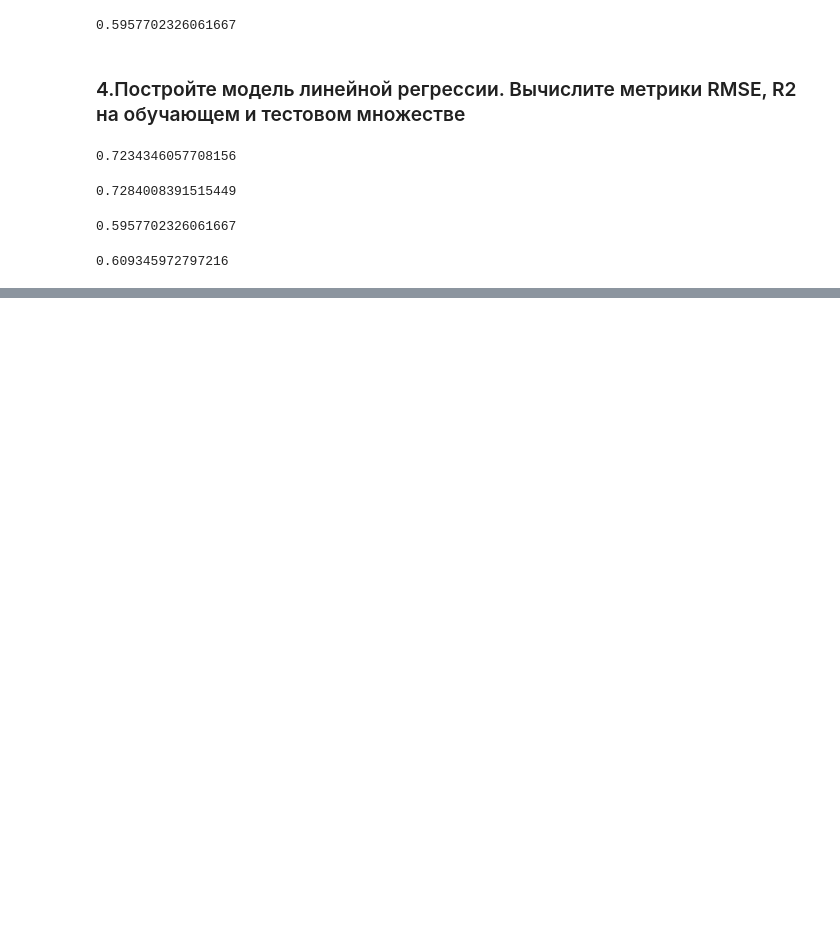
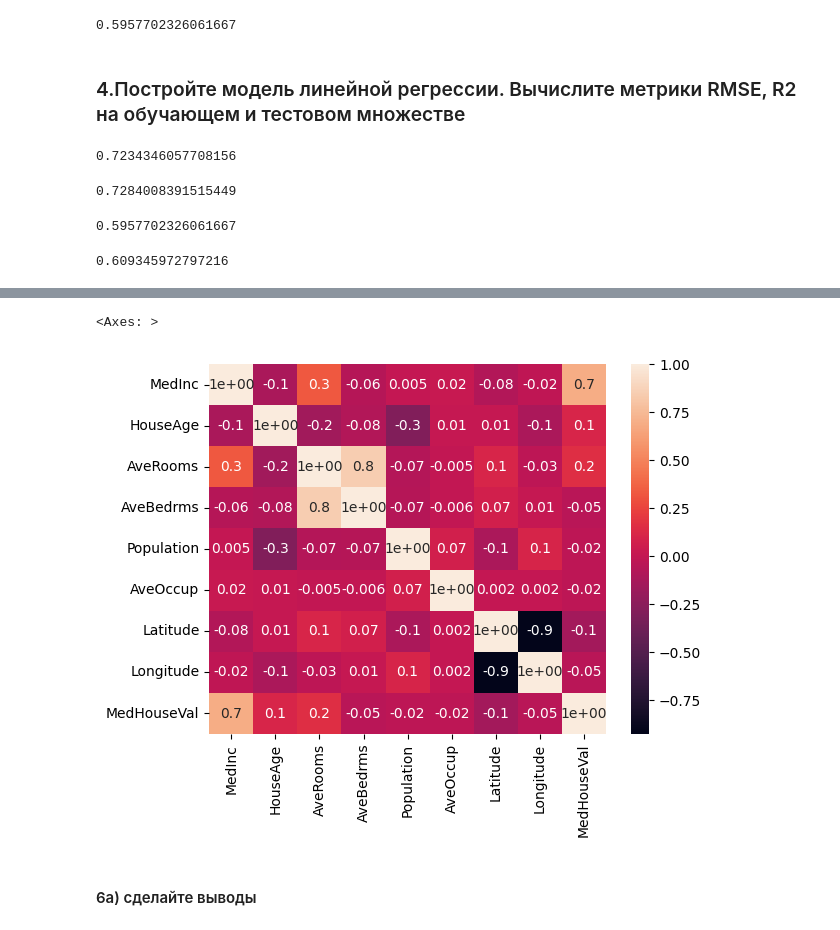
Before and after one commit to dr-Elan/MLHW, a Jupyter notebook: Работа с переменными.ipynb, the cells around one changed output, grey strips where cells are left out. Saved outputs shown, nothing was run; the diff lists cells and outputs as text; code cells hidden in the pictures; blank space fills up the shorter version.

```diff
--- a/Работа с переменными.ipynb
+++ b/Работа с переменными.ipynb
@@ -122,0 +152,10 @@ model.score(X_train,y_train)
+# %%
+sns.heatmap(df.corr(),
+    robust=False,
+    annot=True,
+    fmt='.1')
+# %% [output]
+<Axes: >
+[figure, added]
+# %% [markdown]
+#### 6а) сделайте выводы
```
Also changed, not shown: parts of 45 cells of this notebook.
